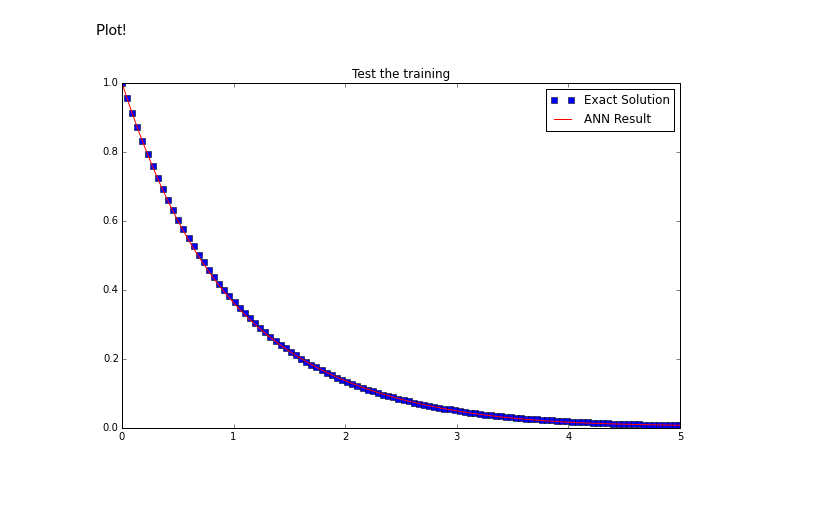
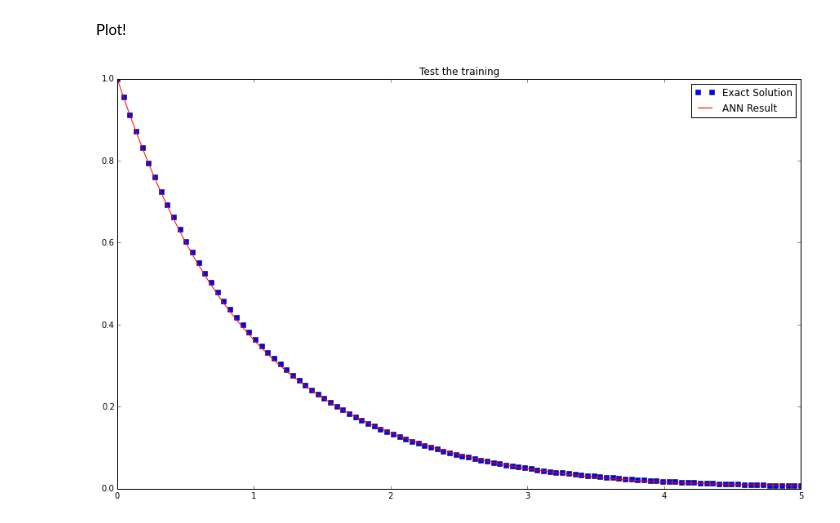
Before and after one commit to NeuPhysics/sync-de-solver, a Jupyter notebook: ipynb/neural-net.ipynb, the cells around one changed output. Saved outputs shown, nothing was run; the diff lists cells and outputs as text; code cells hidden in the pictures; blank space fills up the shorter version.

```diff
--- a/ipynb/neural-net.ipynb
+++ b/ipynb/neural-net.ipynb
@@ -254,17 +254,17 @@ def functionY(t):
 # %%
 xresult=minim.x
 
 # This is the output of neural network
 temp14 = np.array([])
 for i in np.linspace(0,5,110):
     temp14 = np.append(temp14,functionYNN(np.split(xresult,3)[0],np.split(xresult,3)[1],np.split(xresult,3)[2],np.array([i]))[0])
 
 testTLin = np.linspace(0,5,110)
-plt.figure(figsize=(10,6.18))
+plt.figure(figsize=(15,9))
 plt.plot(testTLin,functionY(testTLin),'bs',label='Exact Solution') # This is the exact solution to the differential equation
 plt.plot(testTLin,temp14,'r-',label='ANN Result')
 plt.title("Test the training")
 plt.legend()
 plt.show()
 # %% [output]
-[figure, old version]
+[figure, new version]
```
Also changed, not shown: parts of 3 cells of this notebook.
